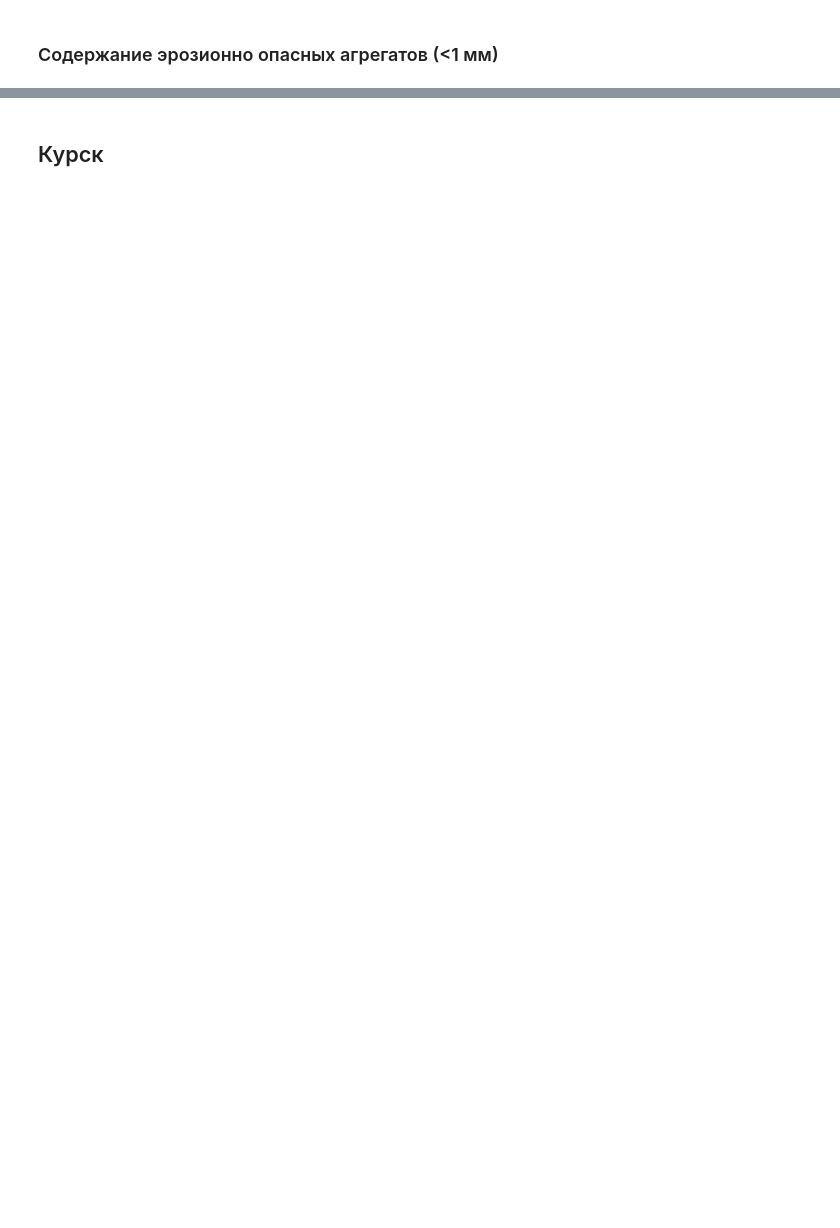
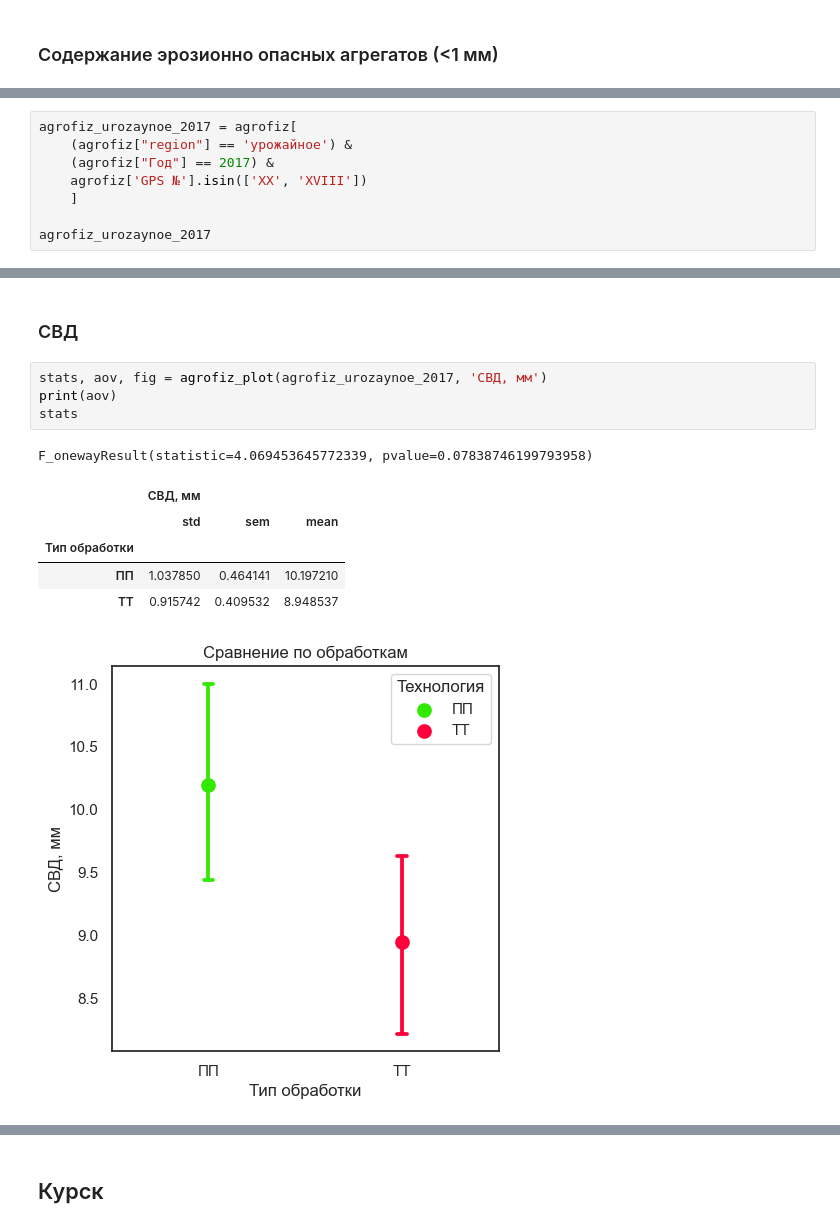
Before and after one commit to hukitoc94/uroshaynoe, a Jupyter notebook: stats.ipynb, the cells around one changed output, grey strips where cells are left out. Saved outputs shown, nothing was run; the diff lists cells and outputs as text; blank space fills up the shorter version.

```diff
--- a/stats.ipynb
+++ b/stats.ipynb
@@ -116,0 +129,8 @@ stats
+# %%
+agrofiz_urozaynoe_2017 = agrofiz[
+    (agrofiz["region"] == 'урожайное') &
+    (agrofiz["Год"] == 2017) &
+    agrofiz['GPS №'].isin(['XX', 'XVIII'])
+    ]
+
+agrofiz_urozaynoe_2017
@@ -116,0 +149,14 @@ stats
+# %% [markdown]
+### СВД
+# %%
+stats, aov, fig = agrofiz_plot(agrofiz_urozaynoe_2017, 'СВД, мм')
+print(aov)
+stats
+# %% [output]
+F_onewayResult(statistic=4.069453645772339, pvalue=0.07838746199793958)
+|  | СВД, мм |  |  |
+|  | std | sem | mean |
+| Тип обработки |  |  |  |
+| ПП | 1.037850 | 0.464141 | 10.197210 |
+| ТТ | 0.915742 | 0.409532 | 8.948537 |
+[figure, added]
```
Also changed, not shown: parts of 30 cells of this notebook.
